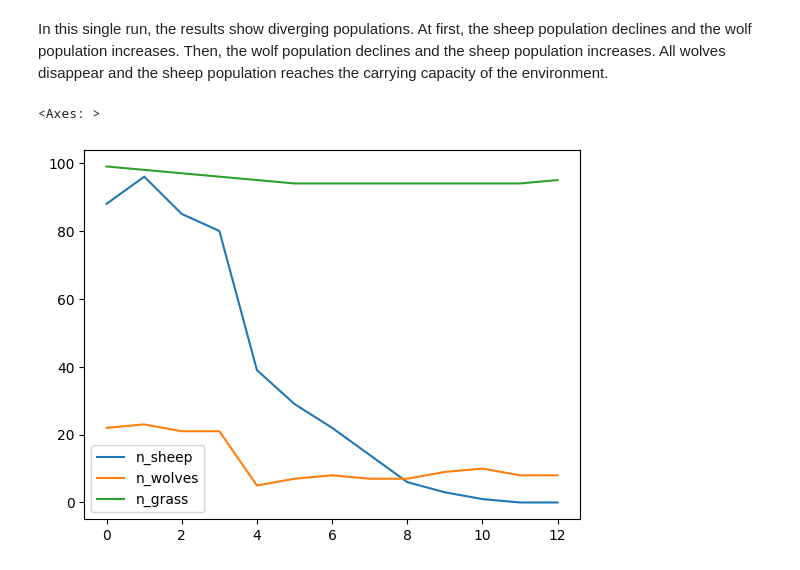
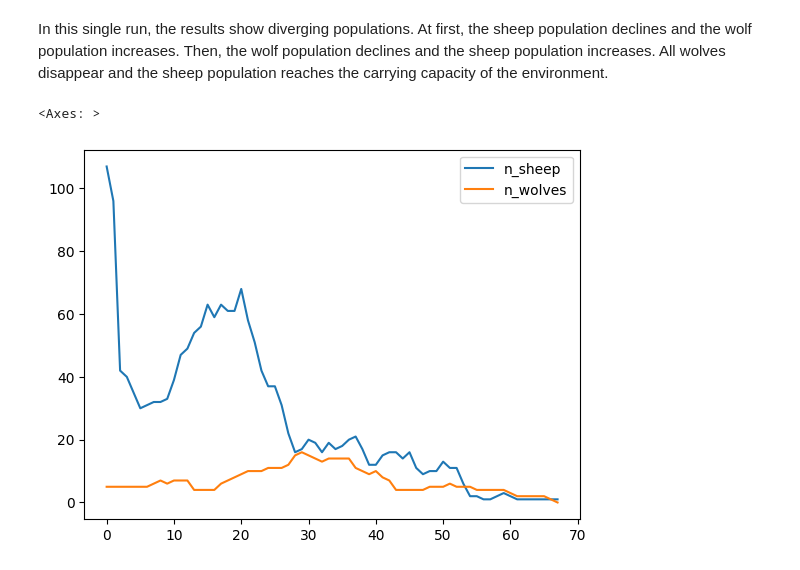
Before and after one commit to SongshGeoLab/ABSESpy, a Jupyter notebook: docs/tutorial/beginner/predation_tutorial.ipynb, the cells around one changed output. Saved outputs shown, nothing was run; the diff lists cells and outputs as text; code cells hidden in the pictures.

Commit message:
Improved on the content of the predation tutorial model

```diff
--- a/docs/tutorial/beginner/predation_tutorial.ipynb
+++ b/docs/tutorial/beginner/predation_tutorial.ipynb
@@ -62,6 +80,13 @@ class Animal(Actor):
         if self.energy <= 0:
             self.die()
 
+    def move_randomly(self):
+        """Move randomly."""
+        prob = [
+            random.choice(range(4)) for i in range(len(self.at.neighboring()))
+        ]
+        self.move.random(prob=prob)
+
     def reproduce(self):
         """Reproduce if there's enough energy."""
         if self.random.random() < self.params.rep_rate:
@@ -72,30 +99,30 @@ class Wolf(Animal):
     """Custom wolf."""
 
     def step(self):
-        self.move.random()
+        self.move_randomly()
         self.eat_sheep()
         self.reproduce()
         self.update()
 
     def eat_sheep(self):
-        """If there is a sheep in the cell, eat it and gain 2 energy."""
+        """If there is a sheep in the cell, eat it and gain energy."""
         sheep_here = self.at.agents.select("Sheep")
         if a_sheep := sheep_here.random.choice(when_empty="return None"):
             a_sheep.die()
-            self.energy += 2
+            self.energy += 5
 
 
 class Sheep(Animal):
     """Custom sheep."""
 
     def step(self):
-        self.move.random()
+        self.move_randomly()
         self.eat_grass()
         self.reproduce()
         self.update()
 
     def eat_grass(self):
-        """If there is a grass in the cell, eat it and gain 2 energy."""
+        """If there is grass in the cell, eat it and gain energy."""
         if self.get("empty", target="world") is False:
-            self.energy += 2
+            self.energy += 5
             self.set("empty", True, target="world")
@@ -117,9 +150,11 @@ class WolfSheepModel(MainModel):
         self.agents.new(Wolf, self.params.n_wolves)
         self.agents.new(Sheep, self.params.n_sheep)
         # without a specific position, agents will move randomly on the layer.
-        self.agents.apply(lambda x: x.move.to(pos="random", layer=grassland))
+        self.agents.apply(lambda a: a.move.to("random", layer=grassland))
 
     def step(self):
+        self.agents.select("Sheep").trigger("step")
+        self.agents.select("Wolf").trigger("step")
         self.nature.grassland.apply(lambda c: c.grow())
         self.check_end()
 
@@ -130,7 +165,7 @@ class WolfSheepModel(MainModel):
             self.running = False
         elif not self.agents.has("Wolf"):
             self.running = False
-        elif self.agents.has("Sheep") >= 400:
+        elif self.agents.has("Sheep") >= 1200:
             self.running = False
 
     @property
@@ -153,12 +188,12 @@ parameters = {
         }
     },
     "model": {
-        "shape": (10, 10),
-        "n_sheep": 80,
-        "n_wolves": 20,
+        "shape": (12, 12),
+        "n_sheep": 100,
+        "n_wolves": 5,
     },
-    "wolf": {"rep_rate": 0.05},
-    "sheep": {"rep_rate": 0.10},
+    "wolf": {"rep_rate": 0.05, "min_energy": 10},
+    "sheep": {"rep_rate": 0.10, "min_energy": 6},
 }
 
 model = WolfSheepModel(parameters=parameters)
@@ -184,7 +201,7 @@ model.run_model()
 # %% [markdown]
 In this single run, the results show diverging populations. At first, the sheep population declines and the wolf population increases. Then, the wolf population declines and the sheep population increases. All wolves disappear and the sheep population reaches the carrying capacity of the environment.
 # %%
-model.datacollector.get_model_vars_dataframe().plot()
+model.datacollector.get_model_vars_dataframe()[["n_sheep", "n_wolves"]].plot()
 # %% [output]
 <Axes: >
-[figure, old version]
+[figure, new version]
```
Also changed, not shown: parts of 9 cells of this notebook, 4 other files.
